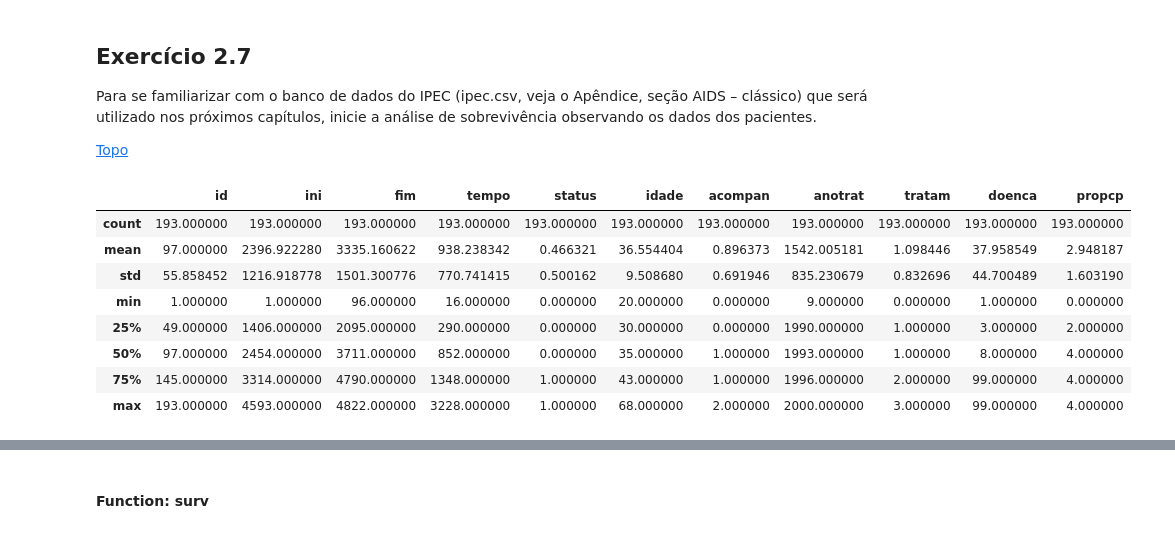
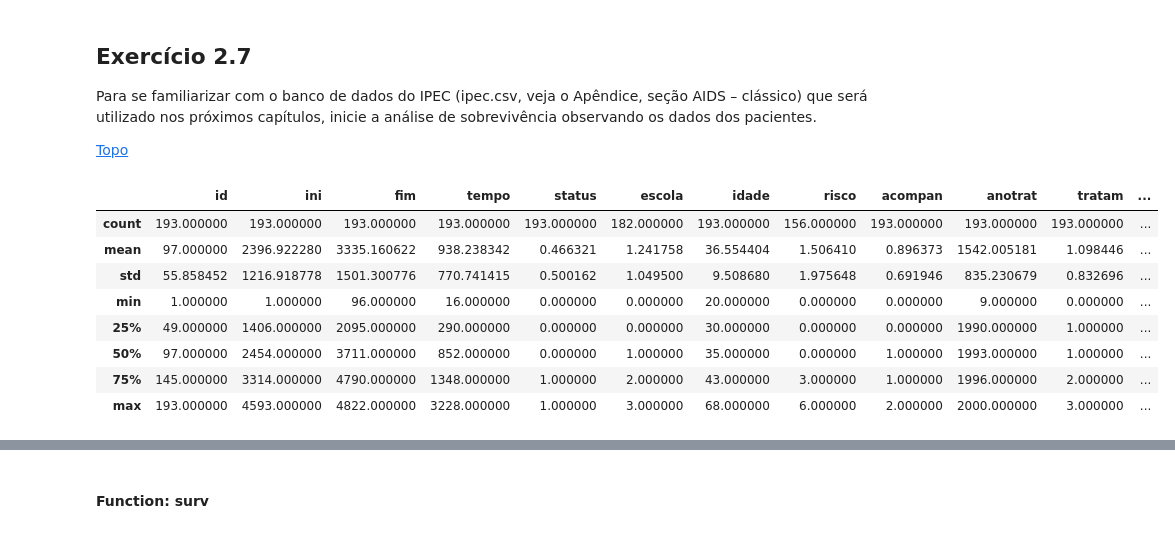
Before and after one commit to cbeluzo/dm017, a Jupyter notebook: Exercicios_Capitulo_02.ipynb, the cells around one changed output, grey strips where cells are left out. Drawn from its saved outputs; the diff is of its cells as text; code cells hidden in the pictures.

```diff
--- a/Exercicios_Capitulo_02.ipynb
+++ b/Exercicios_Capitulo_02.ipynb
@@ -573,15 +573,15 @@ Para se familiarizar com o banco de dados do IPEC (ipec.csv, veja o Apêndice, s
 
 [Topo](#topo)
 # %%
-df = pd.read_csv('ipec.csv', sep=';').fillna('-1')
+df = pd.read_csv('ipec.csv', sep=';')
 df.describe()
 # %% [output]
-|  | id | ini | fim | tempo | status | idade | acompan | anotrat | tratam | doenca | propcp |
-| count | 193.000000 | 193.000000 | 193.000000 | 193.000000 | 193.000000 | 193.000000 | 193.000000 | 193.000000 | 193.000000 | 193.000000 | 193.000000 |
-| mean | 97.000000 | 2396.922280 | 3335.160622 | 938.238342 | 0.466321 | 36.554404 | 0.896373 | 1542.005181 | 1.098446 | 37.958549 | 2.948187 |
-| std | 55.858452 | 1216.918778 | 1501.300776 | 770.741415 | 0.500162 | 9.508680 | 0.691946 | 835.230679 | 0.832696 | 44.700489 | 1.603190 |
-| min | 1.000000 | 1.000000 | 96.000000 | 16.000000 | 0.000000 | 20.000000 | 0.000000 | 9.000000 | 0.000000 | 1.000000 | 0.000000 |
-| 25% | 49.000000 | 1406.000000 | 2095.000000 | 290.000000 | 0.000000 | 30.000000 | 0.000000 | 1990.000000 | 1.000000 | 3.000000 | 2.000000 |
-| 50% | 97.000000 | 2454.000000 | 3711.000000 | 852.000000 | 0.000000 | 35.000000 | 1.000000 | 1993.000000 | 1.000000 | 8.000000 | 4.000000 |
-| 75% | 145.000000 | 3314.000000 | 4790.000000 | 1348.000000 | 1.000000 | 43.000000 | 1.000000 | 1996.000000 | 2.000000 | 99.000000 | 4.000000 |
-| max | 193.000000 | 4593.000000 | 4822.000000 | 3228.000000 | 1.000000 | 68.000000 | 2.000000 | 2000.000000 | 3.000000 | 99.000000 | 4.000000 |
+|  | id | ini | fim | tempo | status | escola | idade | risco | acompan | anotrat | tratam | ... |
+| count | 193.000000 | 193.000000 | 193.000000 | 193.000000 | 193.000000 | 182.000000 | 193.000000 | 156.000000 | 193.000000 | 193.000000 | 193.000000 | ... |
+| mean | 97.000000 | 2396.922280 | 3335.160622 | 938.238342 | 0.466321 | 1.241758 | 36.554404 | 1.506410 | 0.896373 | 1542.005181 | 1.098446 | ... |
+| std | 55.858452 | 1216.918778 | 1501.300776 | 770.741415 | 0.500162 | 1.049500 | 9.508680 | 1.975648 | 0.691946 | 835.230679 | 0.832696 | ... |
+| min | 1.000000 | 1.000000 | 96.000000 | 16.000000 | 0.000000 | 0.000000 | 20.000000 | 0.000000 | 0.000000 | 9.000000 | 0.000000 | ... |
+| 25% | 49.000000 | 1406.000000 | 2095.000000 | 290.000000 | 0.000000 | 0.000000 | 30.000000 | 0.000000 | 0.000000 | 1990.000000 | 1.000000 | ... |
+| 50% | 97.000000 | 2454.000000 | 3711.000000 | 852.000000 | 0.000000 | 1.000000 | 35.000000 | 0.000000 | 1.000000 | 1993.000000 | 1.000000 | ... |
+| 75% | 145.000000 | 3314.000000 | 4790.000000 | 1348.000000 | 1.000000 | 2.000000 | 43.000000 | 3.000000 | 1.000000 | 1996.000000 | 2.000000 | ... |
+| max | 193.000000 | 4593.000000 | 4822.000000 | 3228.000000 | 1.000000 | 3.000000 | 68.000000 | 6.000000 | 2.000000 | 2000.000000 | 3.000000 | ... |
```
Also changed, not shown: parts of 13 cells of this notebook.
